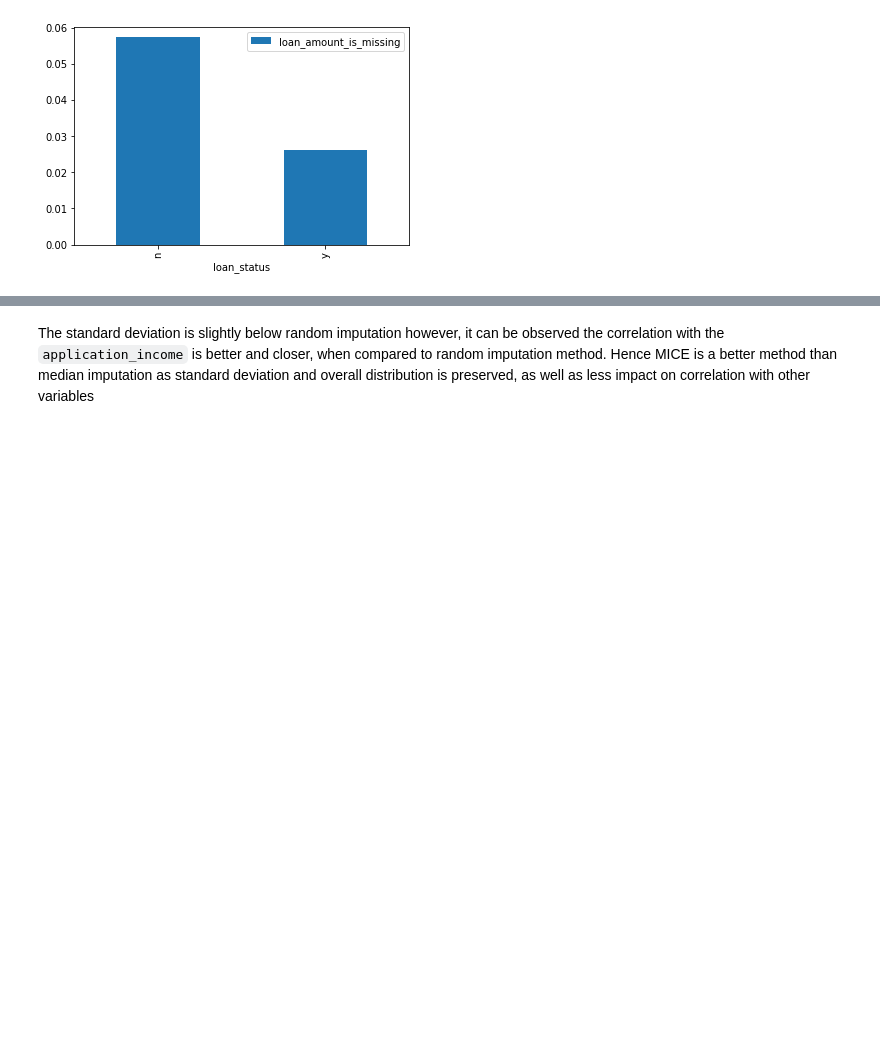
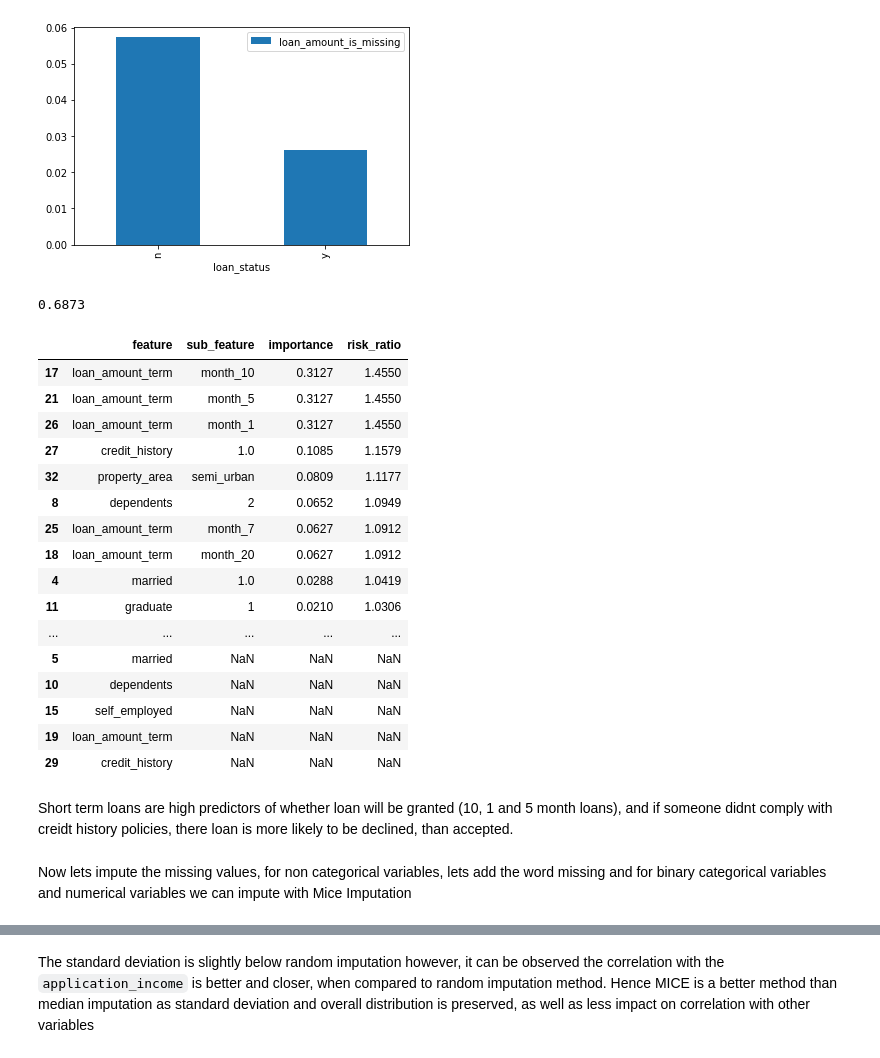
Before and after one commit to Nakulbajaj101/mlzoomcamp-capstone-loan-prediction, a Jupyter notebook: notebooks/data_exploration.ipynb, the cells around one changed output, grey strips where cells are left out. Drawn from its saved outputs; the diff is of its cells as text; code cells hidden in the pictures; blank space fills up the shorter version.

Commit message:
Updated and added feature importance and risk ratio as well as encoded variables

```diff
--- a/notebooks/data_exploration.ipynb
+++ b/notebooks/data_exploration.ipynb
@@ -237,6 +237,8 @@ Unique values for property_area column are:
 binary_cols = ['married', 'graduate', 'credit_history', 'self_employed']
 for cols in binary_cols:
     df[cols] = df[cols].map({"yes":1, "no":0})
+gender_col = 'gender'
+df[gender_col] = df[gender_col].map({"male":1, "female":0})
 # %%
 df.isnull().sum()
 # %% [output]
@@ -425,3 +429,46 @@ for cols in num_missing:
+# %%
+global_loan_approval_rate = round(df[target].map({'y':1, 'n':0}).mean(),4)
+print(global_loan_approval_rate)
+# %% [output]
+0.6873
+# %%
+# Building the feature importances
+feature_importances = []
+for cols in cat_cols:
+    for idx in df[cols].unique():
+        loan_approval_rate = round(df[df[cols] == idx][target].map({'y':1, 'n':0}).mean(),4)
+
+        feature_importance = abs(global_loan_approval_rate - loan_approval_rate)
+        risk_ratio = round(loan_approval_rate/global_loan_approval_rate,4)
+        feature_importances.append([cols, idx, feature_importance, risk_ratio])
+
+
+feature_importance_df = pd.DataFrame(data=feature_importances, columns=["feature", "sub_feature", "importance", "risk_ratio"])
+# %%
+# Printing the feature importance
+feature_importance_df.sort_values(by='risk_ratio', ascending=False)
+# %% [output]
+|  | feature | sub_feature | importance | risk_ratio |
+| 17 | loan_amount_term | month_10 | 0.3127 | 1.4550 |
+| 21 | loan_amount_term | month_5 | 0.3127 | 1.4550 |
+| 26 | loan_amount_term | month_1 | 0.3127 | 1.4550 |
+| 27 | credit_history | 1.0 | 0.1085 | 1.1579 |
+| 32 | property_area | semi_urban | 0.0809 | 1.1177 |
+| 8 | dependents | 2 | 0.0652 | 1.0949 |
+| 25 | loan_amount_term | month_7 | 0.0627 | 1.0912 |
+| 18 | loan_amount_term | month_20 | 0.0627 | 1.0912 |
+| 4 | married | 1.0 | 0.0288 | 1.0419 |
+| 11 | graduate | 1 | 0.0210 | 1.0306 |
+| ... | ... | ... | ... | ... |
+| 5 | married | NaN | NaN | NaN |
+| 10 | dependents | NaN | NaN | NaN |
+| 15 | self_employed | NaN | NaN | NaN |
+| 19 | loan_amount_term | NaN | NaN | NaN |
+| 29 | credit_history | NaN | NaN | NaN |
+# %% [markdown]
+Short term loans are high predictors of whether loan will be granted (10, 1 and 5 month loans), and if someone didnt comply with creidt history policies, there loan is more likely to be declined, than accepted.
+# %% [markdown]
+Now lets impute the missing values, for non categorical variables, lets add the word missing and for binary categorical variables and numerical variables we can impute with Mice Imputation
 # %%
 from sklearn.preprocessing import StandardScaler
 from sklearn.ensemble import ExtraTreesRegressor
```
Also changed, not shown: parts of 5 cells of this notebook.
